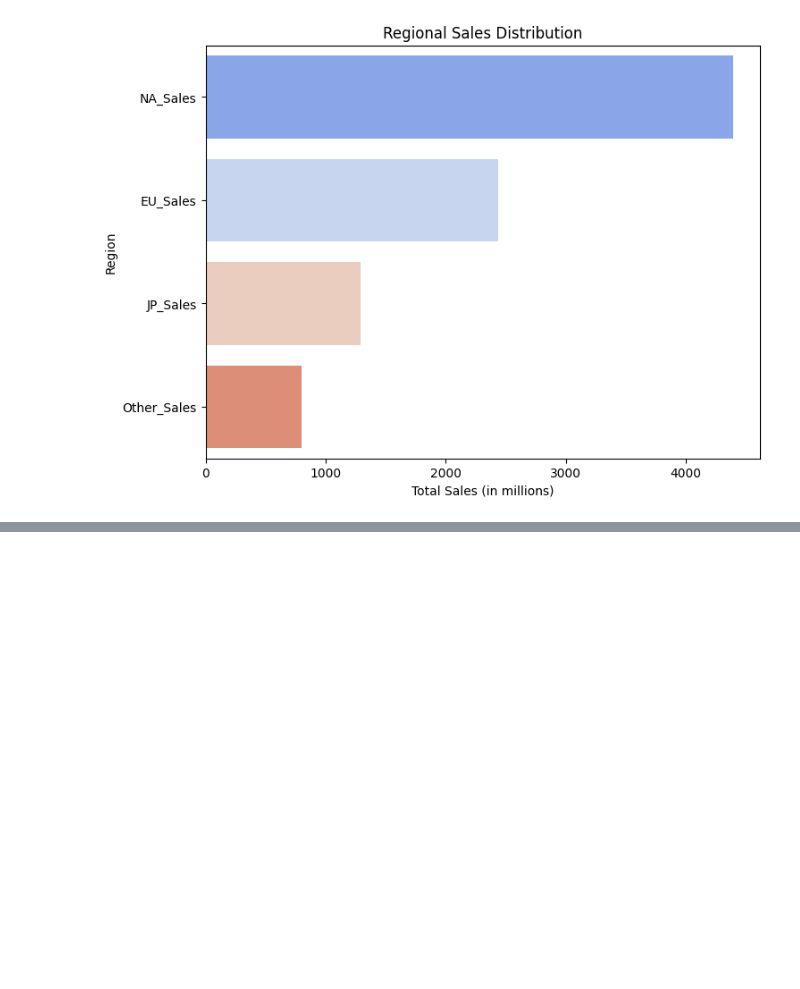
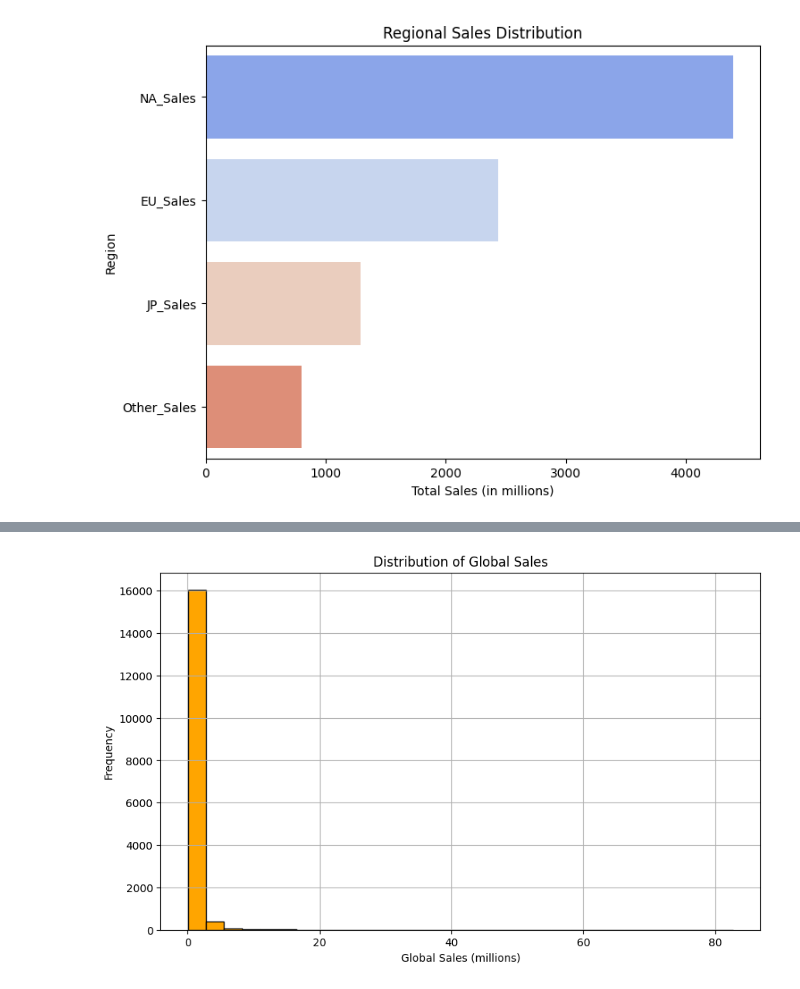
Before and after one commit to November2025/video-game-sales-analysis, a Jupyter notebook: gameanalysis.ipynb, the cells around one changed output, grey strips where cells are left out. Saved outputs shown, nothing was run; the diff lists cells and outputs as text; code cells hidden in the pictures; blank space fills up the shorter version.

```diff
--- a/gameanalysis.ipynb
+++ b/gameanalysis.ipynb
@@ -156,0 +259,11 @@ Passing `palette` without assigning `hue` is deprecated and will be removed in v
+# %%
+# plot histogram for sales
+plt.figure(figsize=(10,6))
+df['Global_Sales'].plot(kind='hist', bins=30, color='orange', edgecolor='black')
+plt.title('Distribution of Global Sales')
+plt.xlabel('Global Sales (millions)')
+plt.ylabel('Frequency')
+plt.grid(True)
+plt.show()
+# %% [output]
+[figure, added]
```
Also changed, not shown: parts of 10 cells of this notebook.
